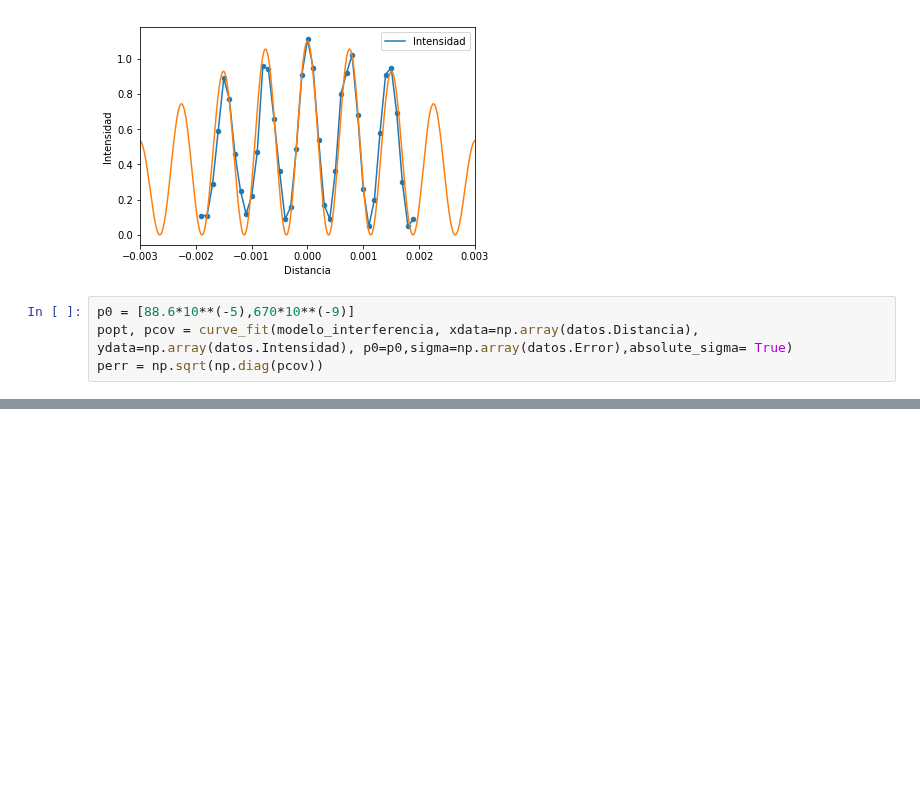
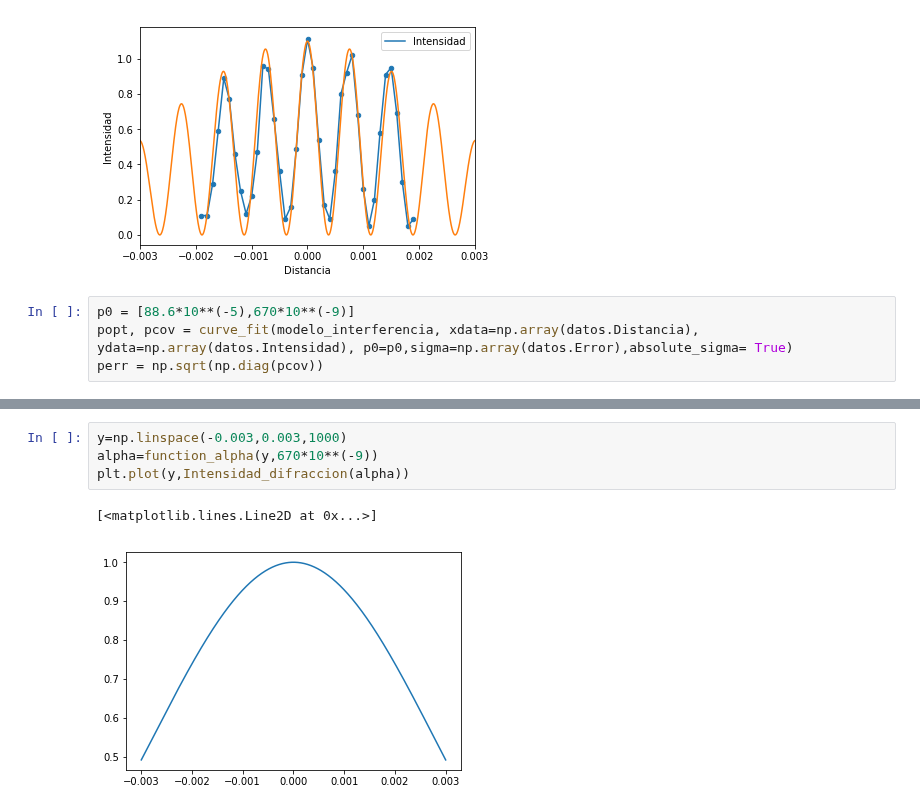
Before and after one commit to jamontanac/Laboratorio-Avanzado, a Jupyter notebook: Double_Slit/Laser_rojo.ipynb, the cells around one changed output, grey strips where cells are left out. Cells and saved outputs as stored; diff of their text form; blank space fills up the shorter version.

```diff
--- a/Double_Slit/Laser_rojo.ipynb
+++ b/Double_Slit/Laser_rojo.ipynb
@@ -67,0 +78,7 @@ plt.show()
+# %%
+y=np.linspace(-0.003,0.003,1000)
+alpha=function_alpha(y,670*10**(-9))
+plt.plot(y,Intensidad_difraccion(alpha))
+# %% [output]
+[<matplotlib.lines.Line2D at 0x...>]
+[figure, added]
```
Also changed, not shown: parts of 2 cells of this notebook.
